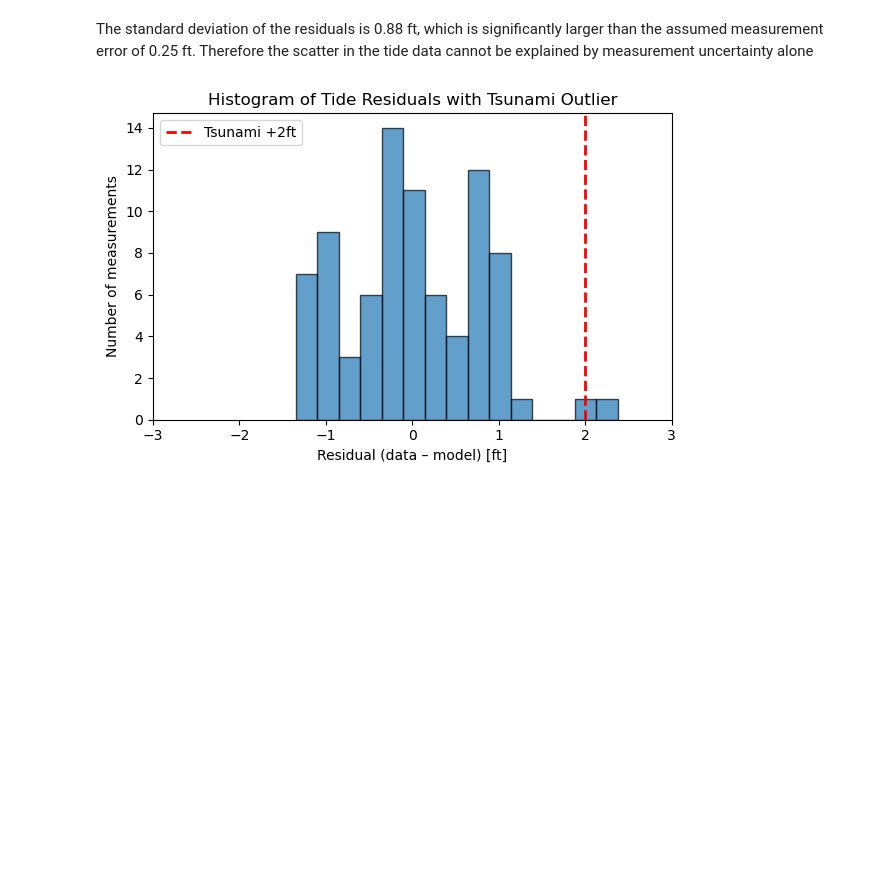
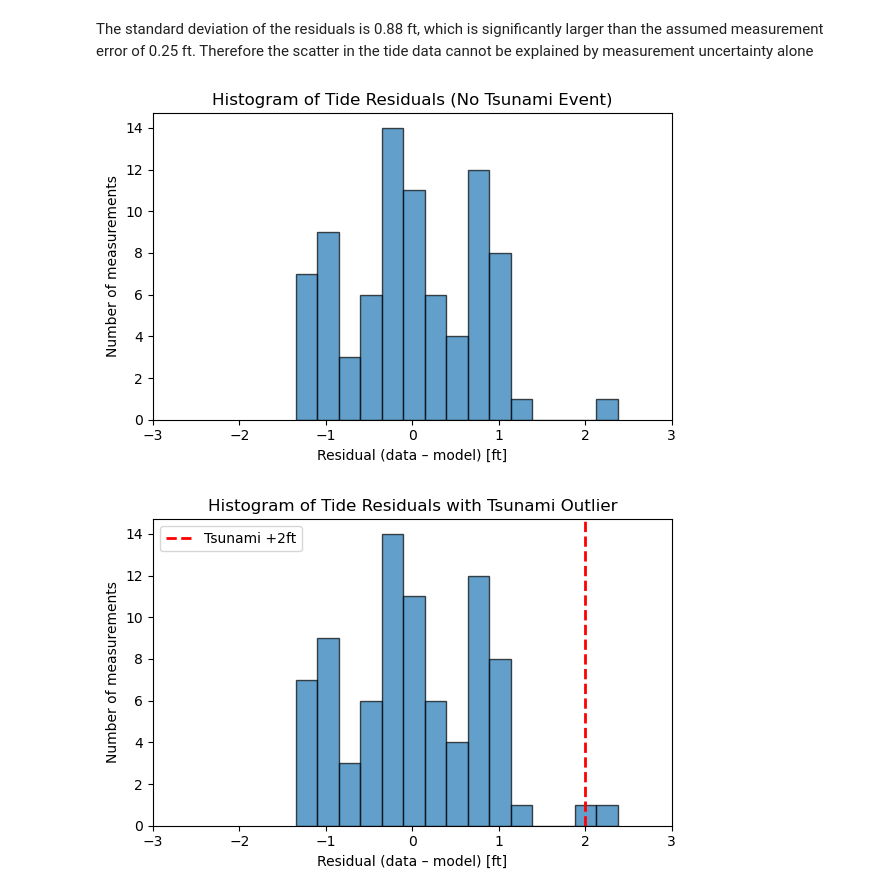
Before and after one commit to CAO23313/ASTR-19_Group-Project, a Jupyter notebook: Tidal_Proj-4.ipynb, the cells around one changed output. Saved outputs shown, nothing was run; the diff lists cells and outputs as text; code cells hidden in the pictures; blank space fills up the shorter version.

Commit message:
part 4 fix (fix the original graph not showing problem)

```diff
--- a/Tidal_Proj-4.ipynb
+++ b/Tidal_Proj-4.ipynb
@@ -144,6 +144,20 @@ The standard deviation of the residuals is 0.88 ft, which is significantly large
 # %%
 tsunami_residual = 2.0  # tsunami height change in feet
 residuals_with_tsunami = np.append(residuals, tsunami_residual)
+# %%
+plt.figure(figsize=(6,4))
+plt.hist(residuals, bins=15, edgecolor='black', alpha=0.7)
+
+plt.xlabel("Residual (data – model) [ft]")
+plt.ylabel("Number of measurements")
+plt.title("Histogram of Tide Residuals (No Tsunami Event)")
+plt.xlim(-3, 3)  # match x-limits used in the tsunami version
+
+plt.tight_layout()
+plt.savefig("tide_residual_histogram_no_tsunami.pdf")
+plt.show()
+# %% [output]
+[figure, added]
 # %%
 plt.figure(figsize=(6,4))
 plt.hist(residuals_with_tsunami, bins=15, edgecolor='black', alpha=0.7)
```
